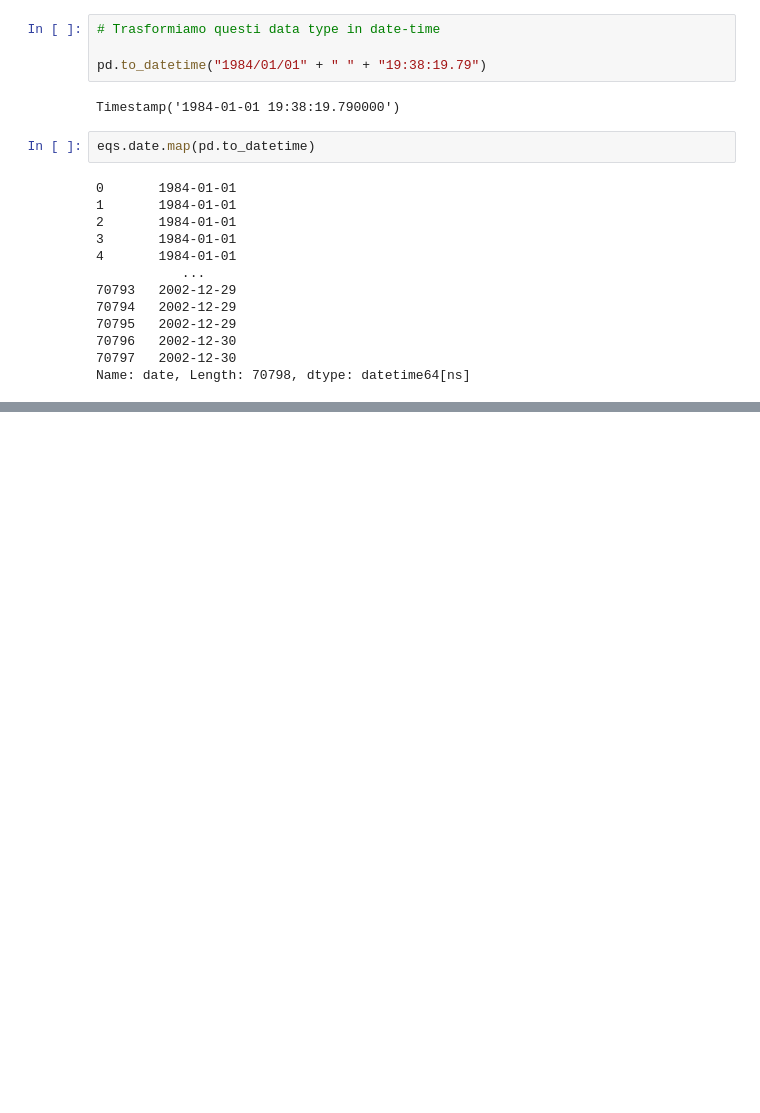
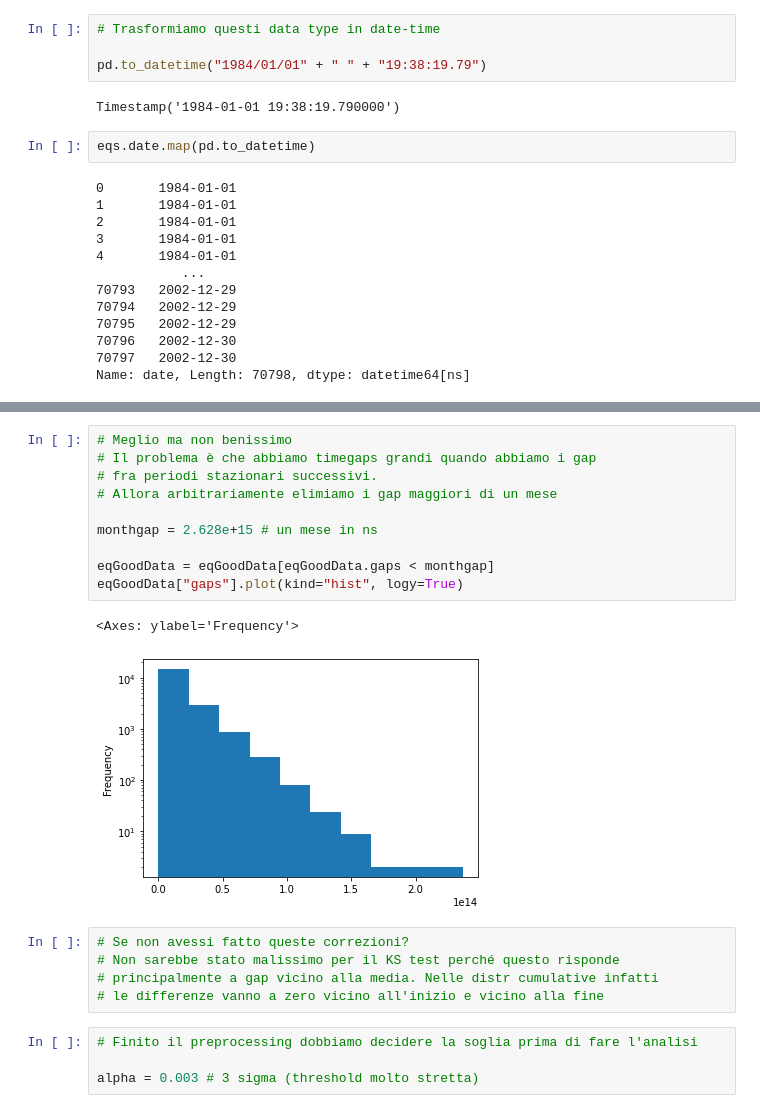
Before and after one commit to marcocaramanti/MLPNS_MCaramanti, a Jupyter notebook: KS_earthquakes_inclass.ipynb, the cells around one changed output, grey strips where cells are left out. Cells and saved outputs as stored; diff of their text form; blank space fills up the shorter version.

```diff
--- a/KS_earthquakes_inclass.ipynb
+++ b/KS_earthquakes_inclass.ipynb
@@ -112,0 +306,22 @@ for i in range(len(eqs)):
+# %%
+# Meglio ma non benissimo
+# Il problema è che abbiamo timegaps grandi quando abbiamo i gap
+# fra periodi stazionari successivi.
+# Allora arbitrariamente elimiamo i gap maggiori di un mese
+
+monthgap = 2.628e+15 # un mese in ns
+
+eqGoodData = eqGoodData[eqGoodData.gaps < monthgap]
+eqGoodData["gaps"].plot(kind="hist", logy=True)
+# %% [output]
+<Axes: ylabel='Frequency'>
+[figure, added]
+# %%
+# Se non avessi fatto queste correzioni?
+# Non sarebbe stato malissimo per il KS test perché questo risponde
+# principalmente a gap vicino alla media. Nelle distr cumulative infatti
+# le differenze vanno a zero vicino all'inizio e vicino alla fine
+# %%
+# Finito il preprocessing dobbiamo decidere la soglia prima di fare l'analisi
+
+alpha = 0.003 # 3 sigma (threshold molto stretta)
```
Also changed, not shown: parts of 21 cells of this notebook.
